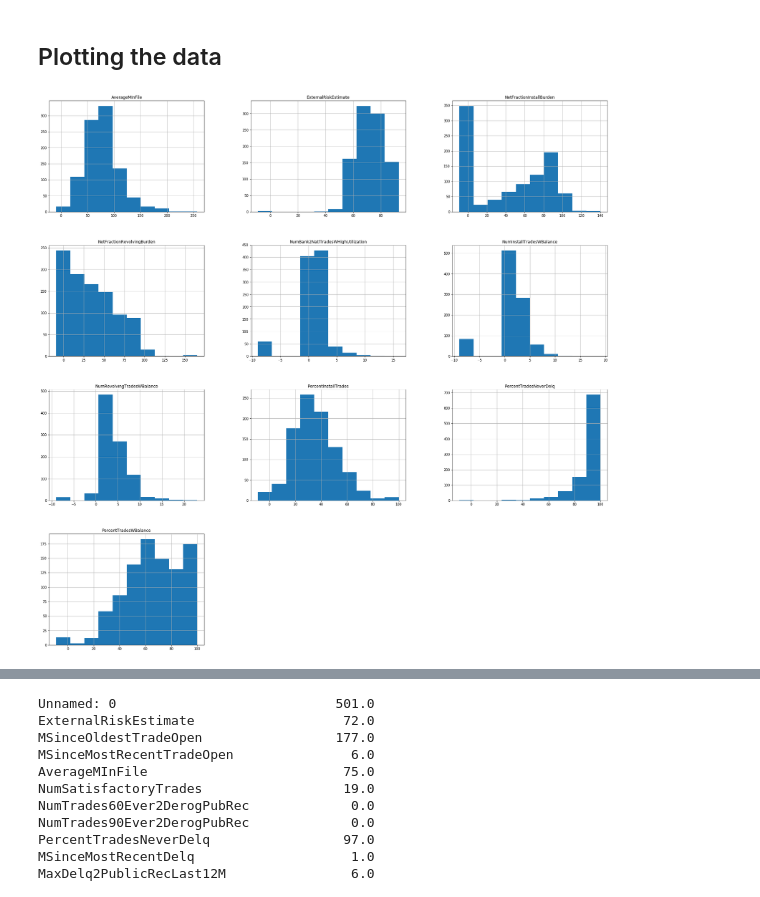
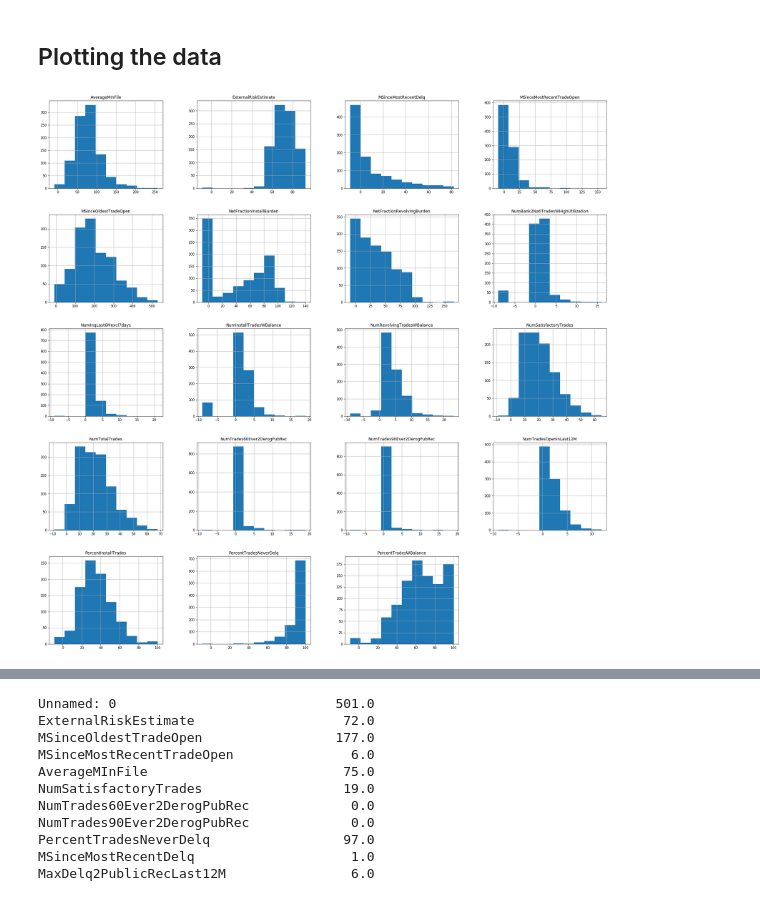
Before and after one commit to AiRcTRL2/dataAnalytics, a Jupyter notebook: Homework1_18206646.ipynb, the cells around one changed output, grey strips where cells are left out. Cells and saved outputs as stored; diff of their text form; code cells hidden in the pictures.

```diff
--- a/Homework1_18206646.ipynb
+++ b/Homework1_18206646.ipynb
@@ -53,11 +53,6 @@ ctData[-5:]
 | 999 | Good | 56 | 368 | 10 | 44 | ... |
 5 rows × 24 columns
 # %%
-# Convert columns we want as continuous values into
-# The values I've chosen here are converted to float as they represent a requirement to have a continuous scale
-# among the real number line as they cannot be counted.
-# See https://www.dummies.com/education/math/statistics/types-of-statistical-data-numerical-categorical-and-ordinal/
-# for more a clarification on this.
 continuousCols = ["ExternalRiskEstimate",\
                   "PercentTradesNeverDelq",\
                   "PercentInstallTrades",\
@@ -66,10 +61,23 @@ continuousCols = ["ExternalRiskEstimate",\
                   "NumRevolvingTradesWBalance",\
                   "NumInstallTradesWBalance",\
                   "Num2Bank2NatlTradesWHighUtilization",\
-                  "PercentTradesWBalance"]
-for i in ctData:
-    if i in continuousCols:
-        ctData[i] = ctData[i].astype("float64",copy=False)
+                  "PercentTradesWBalance",\
+                  "MSinceOldestTradeOpen",\
+                  "MSinceMostRecentTradeOpen",\
+                  "AverageMInFile",\
+                  "NumSatisfactoryTrades",\
+                  "NumTrades60Ever2DerogPubRec",\
+                  "NumTrades90Ever2DerogPubRec",\
+                  "MSinceMostRecentDelq",\
+                  "MaxDelq2PublicRecLast12M",\
+                  "MaxDelqEver",\
+                  "NumTotalTrades",\
+                  "NumTradesOpeninLast12M",\
+                  "MaxDelq2PublicRecLast12M",\
+                  "NumInqLast6Mexcl7days",\
+                  "NumTradesOpeninLast12M",\
+                  "MaxDelq2PublicRecLast12M",\
+                  "NumInqLast6Mexcl7days"]
 
 # Categorical data in Pandas requires a limited number of possible values. Thus, RiskPerformance unordered
 # categorical data, while MaxDelq2PublicRecLast12M and MaxDelqEver are the only ordered categorical data.
@@ -289,19 +297,29 @@ dtype: int64
 # %%
 # Plot a histogram for all continuous features
 cleanedContinuousCols = ["ExternalRiskEstimate",\
                   "PercentTradesNeverDelq",\
                   "PercentInstallTrades",\
                   "NetFractionRevolvingBurden",\
                   "NetFractionInstallBurden",\
                   "NumRevolvingTradesWBalance",\
                   "NumInstallTradesWBalance",\
                   "NumBank2NatlTradesWHighUtilization",\
-                  "PercentTradesWBalance"]
+                  "PercentTradesWBalance",\
+                  "MSinceOldestTradeOpen",\
+                  "MSinceMostRecentTradeOpen",\
+                  "AverageMInFile",\
+                  "NumSatisfactoryTrades",\
+                  "NumTrades60Ever2DerogPubRec",\
+                  "NumTrades90Ever2DerogPubRec",\
+                  "MSinceMostRecentDelq",\
+                  "NumTotalTrades",\
+                  "NumTradesOpeninLast12M",\
+                  "NumInqLast6Mexcl7days"]
 
 ctDataCleaned[cleanedContinuousCols].hist(figsize=(30,30))
 plt.savefig('continuous_histograms_1-1.pdf')
 # %% [output]
-[figure, old version]
+[figure, new version]
 # %%
 # Plot box plots for all the continuous features and save in a PDF file
 pp = PdfPages('continuous_boxplots_1-1.pdf')
```
Also changed, not shown: parts of 6 cells of this notebook, 5 other files.
